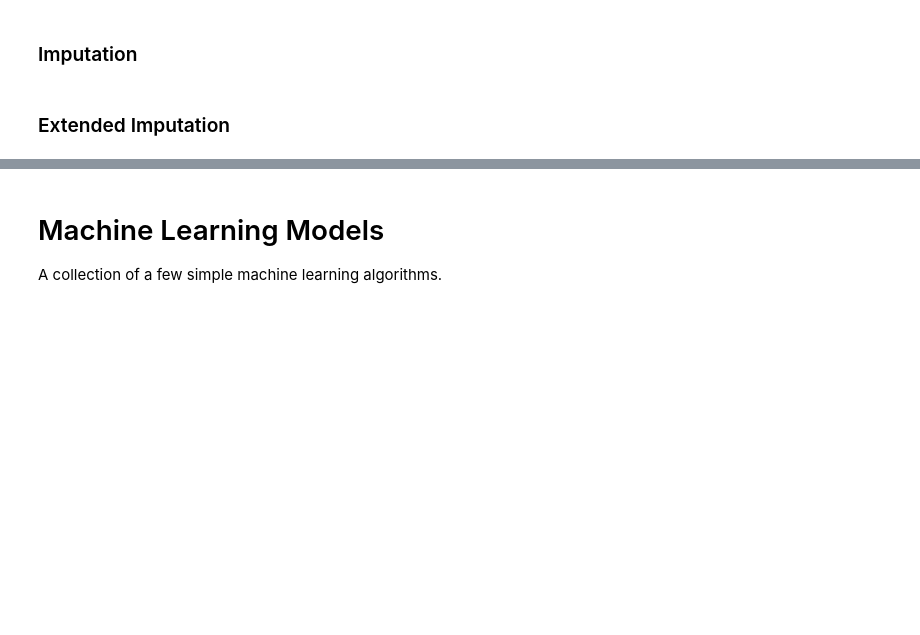
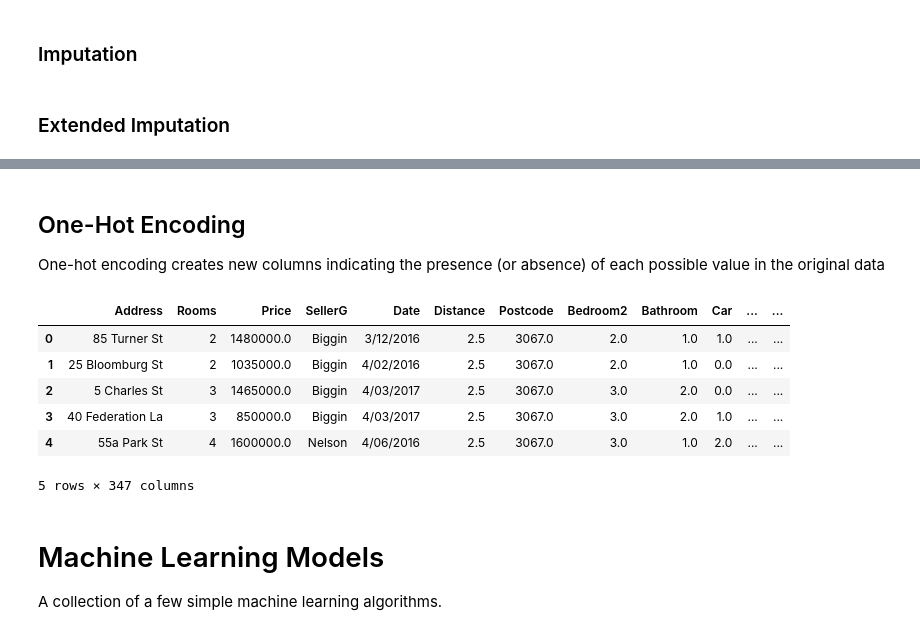
Before and after one commit to A13k2/machine-learning, a Jupyter notebook: machine_learning.ipynb, the cells around one changed output, grey strips where cells are left out. Cells and saved outputs as stored; diff of their text form; code cells hidden in the pictures; blank space fills up the shorter version.

```diff
--- a/machine_learning.ipynb
+++ b/machine_learning.ipynb
@@ -134,3 +191,31 @@ imputed_val_X_plus = my_imputer.transform(imputed_val_X_plus)
+# %% [markdown]
+## One-Hot Encoding
+One-hot encoding creates new columns indicating the presence (or absence) of each possible value in the original data
+# %%
+from sklearn.preprocessing import OneHotEncoder
+
+# Apply one-hot encoder to each column with categorical data
+OH_encoder = OneHotEncoder(handle_unknown='ignore', sparse=False)
+OH_cols_train = pd.DataFrame(OH_encoder.fit_transform(melb_data[object_cols]))
+
+# One-hot encoding removed index; put it back
+OH_cols_train.index = melb_data.index
+
+# Remove categorical columns (will replace with one-hot encoding)
+num_X_train = melb_data.drop(object_cols, axis=1)
+
+# Add one-hot encoded columns to numerical features
+OH_X_train = pd.concat([num_X_train, OH_cols_train], axis=1)
+
+OH_X_train.head()
+# %% [output]
+|  | Address | Rooms | Price | SellerG | Date | Distance | Postcode | Bedroom2 | Bathroom | Car | ... | ... |
+| 0 | 85 Turner St | 2 | 1480000.0 | Biggin | 3/12/2016 | 2.5 | 3067.0 | 2.0 | 1.0 | 1.0 | ... | ... |
+| 1 | 25 Bloomburg St | 2 | 1035000.0 | Biggin | 4/02/2016 | 2.5 | 3067.0 | 2.0 | 1.0 | 0.0 | ... | ... |
+| 2 | 5 Charles St | 3 | 1465000.0 | Biggin | 4/03/2017 | 2.5 | 3067.0 | 3.0 | 2.0 | 0.0 | ... | ... |
+| 3 | 40 Federation La | 3 | 850000.0 | Biggin | 4/03/2017 | 2.5 | 3067.0 | 3.0 | 2.0 | 1.0 | ... | ... |
+| 4 | 55a Park St | 4 | 1600000.0 | Nelson | 4/06/2016 | 2.5 | 3067.0 | 3.0 | 1.0 | 2.0 | ... | ... |
+5 rows × 347 columns
 # %% [markdown]
 # Machine Learning Models
 A collection of a few simple machine learning algorithms.
```
Also changed, not shown: parts of 15 cells of this notebook.
